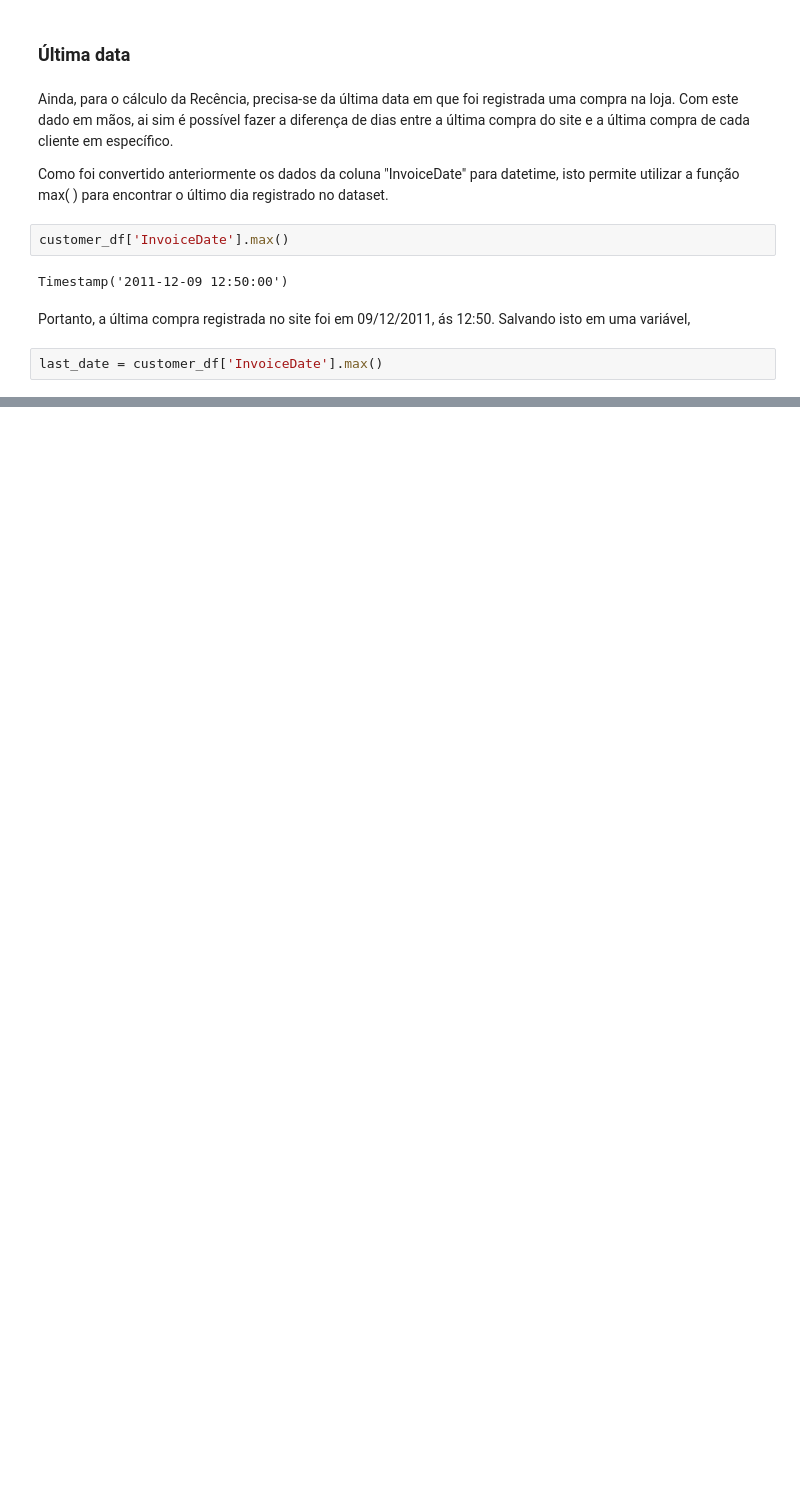
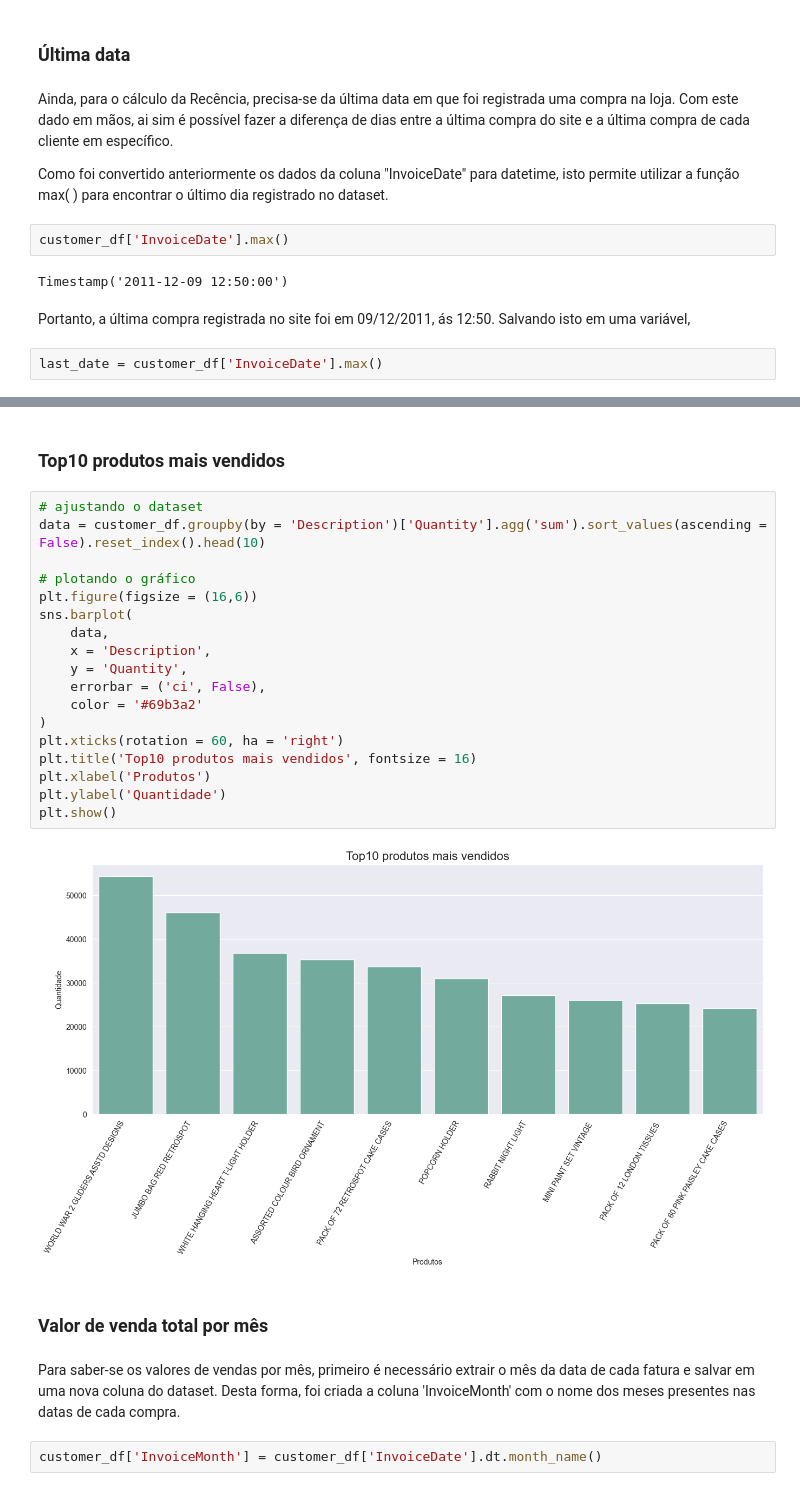
Before and after one commit to rfprates/analise_rfm_de_clientes, a Jupyter notebook: case_analise_rfm.ipynb, the cells around one changed output, grey strips where cells are left out. Saved outputs shown, nothing was run; the diff lists cells and outputs as text; blank space fills up the shorter version.

```diff
--- a/case_analise_rfm.ipynb
+++ b/case_analise_rfm.ipynb
@@ -457,0 +491,28 @@ last_date = customer_df['InvoiceDate'].max()
+# %% [markdown]
+### Top10 produtos mais vendidos
+# %%
+# ajustando o dataset
+data = customer_df.groupby(by = 'Description')['Quantity'].agg('sum').sort_values(ascending = False).reset_index().head(10)
+
+# plotando o gráfico
+plt.figure(figsize = (16,6))
+sns.barplot(
+    data,
+    x = 'Description',
+    y = 'Quantity',
+    errorbar = ('ci', False),
+    color = '#69b3a2'
+)
+plt.xticks(rotation = 60, ha = 'right')
+plt.title('Top10 produtos mais vendidos', fontsize = 16)
+plt.xlabel('Produtos')
+plt.ylabel('Quantidade')
+plt.show()
+# %% [output]
+[figure, added]
+# %% [markdown]
+### Valor de venda total por mês
+# %% [markdown]
+Para saber-se os valores de vendas por mês, primeiro é necessário extrair o mês da data de cada fatura e salvar em uma nova coluna do dataset. Desta forma, foi criada a coluna 'InvoiceMonth' com o nome dos meses presentes nas datas de cada compra.
+# %%
+customer_df['InvoiceMonth'] = customer_df['InvoiceDate'].dt.month_name()
```
Also changed, not shown: parts of 10 cells of this notebook.
